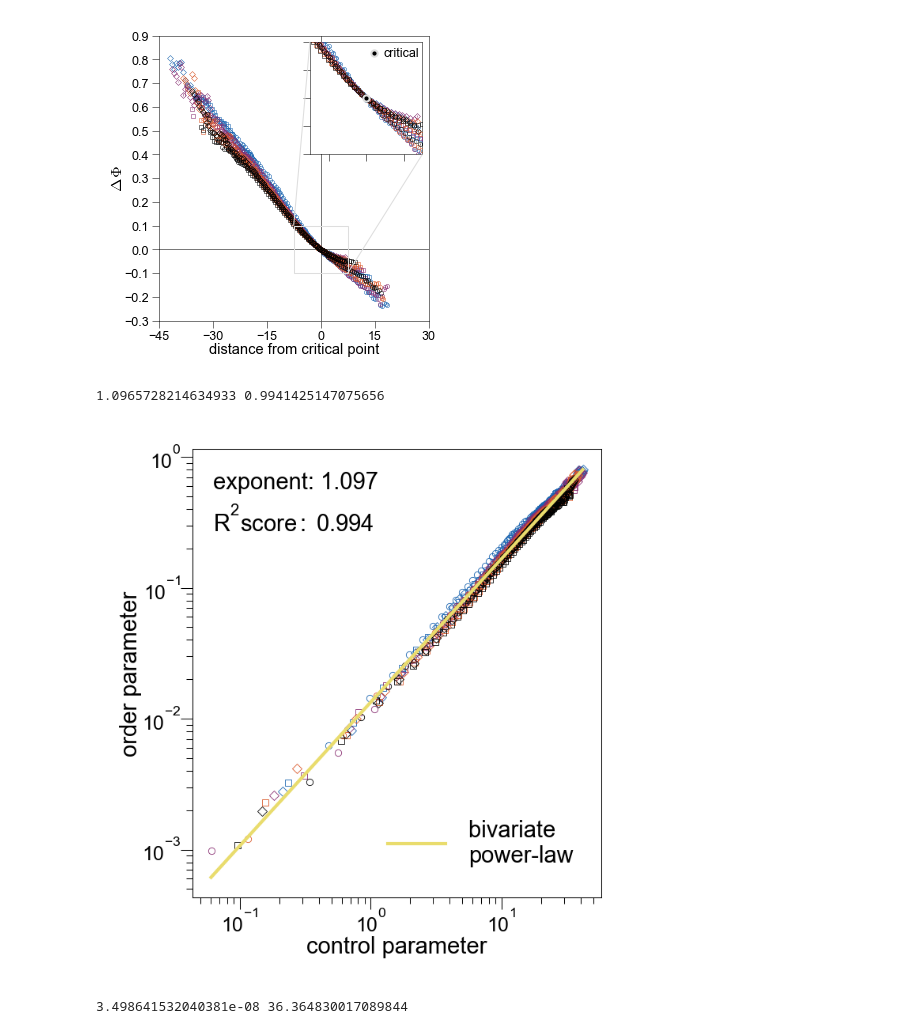
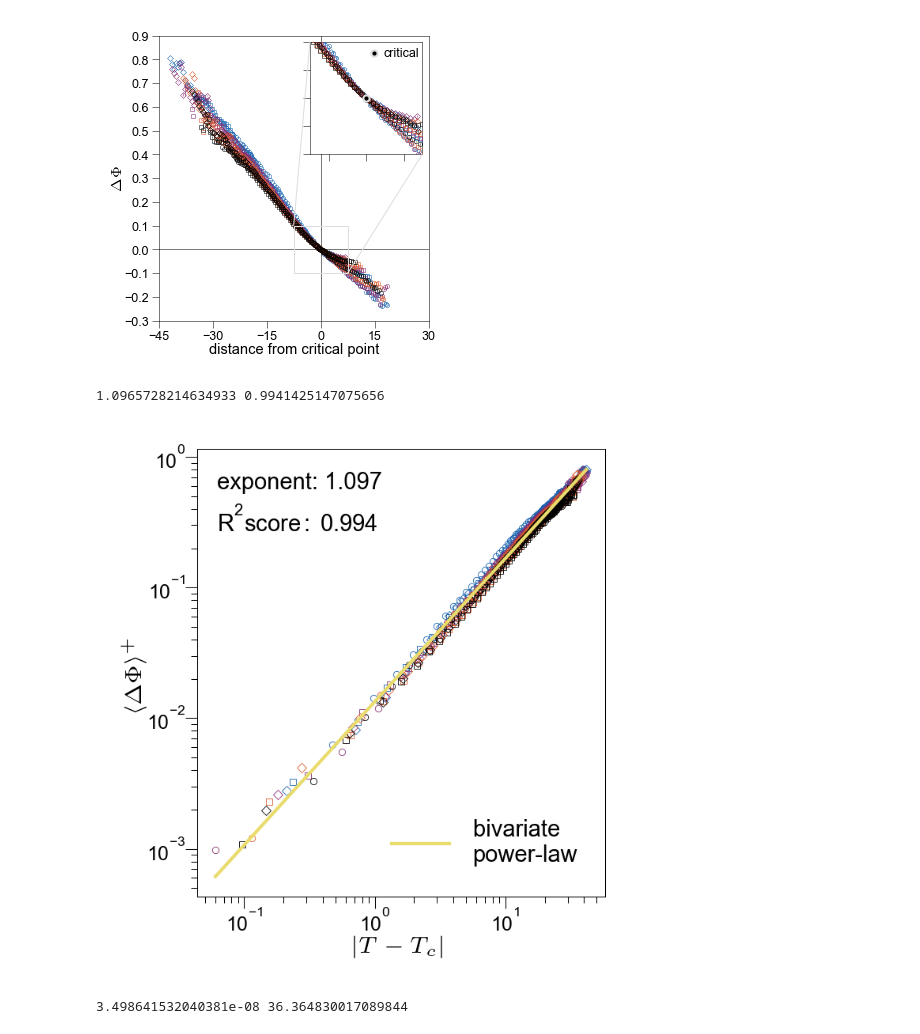
Before and after one commit to EPFL-ENAC/LUTS-pneuma-simulator, a Jupyter notebook: notebooks/figures.ipynb, the cells around one changed output. Drawn from its saved outputs; the diff is of its cells as text; code cells hidden in the pictures.

```diff
--- a/notebooks/figures.ipynb
+++ b/notebooks/figures.ipynb
@@ -844,36 +864,38 @@ ax.text(
     ha="left",
     va="top",
     fontsize=7,
     transform=ax.transAxes,
 )
 ax.text(
     0.05,
     0.95,
     f"exponent: {slope:.3f}",
     ha="left",
     va="top",
     fontsize=7,
     transform=ax.transAxes,
 )
 
 ax.legend(
     frameon=False,
     borderpad=0,
     handletextpad=1,
     handlelength=2.5,
     fontsize=7,
     loc=2,
     bbox_to_anchor=(0.45, 0.2),
 )
-ax.set_ylabel("order parameter", labelpad=0)
-ax.set_xlabel("control parameter", labelpad=0)
+# ax.set_ylabel("order parameter", labelpad=0)
+# ax.set_xlabel("control parameter", labelpad=0)
+ax.set_ylabel("$\\langle \\Delta \\Phi \\rangle^+$", usetex=True, labelpad=0)
+ax.set_xlabel("$|T-T_c|$", usetex=True, labelpad=0)
 ax.tick_params(axis="x", pad=0)
 ax.tick_params(axis="y", pad=0)
 fig.tight_layout(pad=0)
 plt.savefig("./output/figures/power-law.pdf", format="pdf", transparent=True)
 # %% [output]
 1.0965728214634933 0.9941425147075656
-[figure, old version]
+[figure, new version]
 # %%
 permutation = (10, 10)
 x, y, low, high, _ = results[str(permutation)]["percolation"]
```
Also changed, not shown: parts of 3 cells of this notebook, 1 other file.
